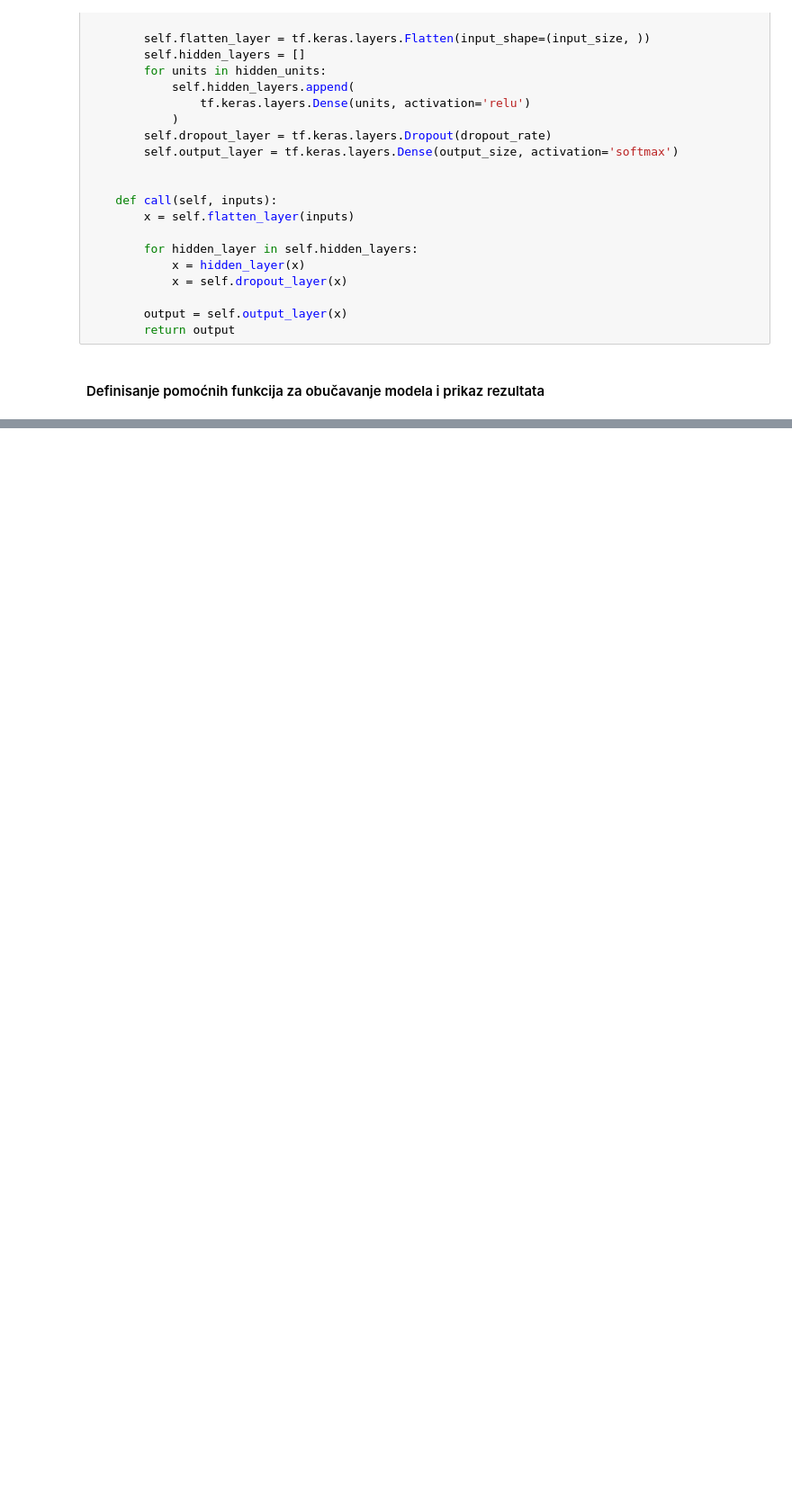
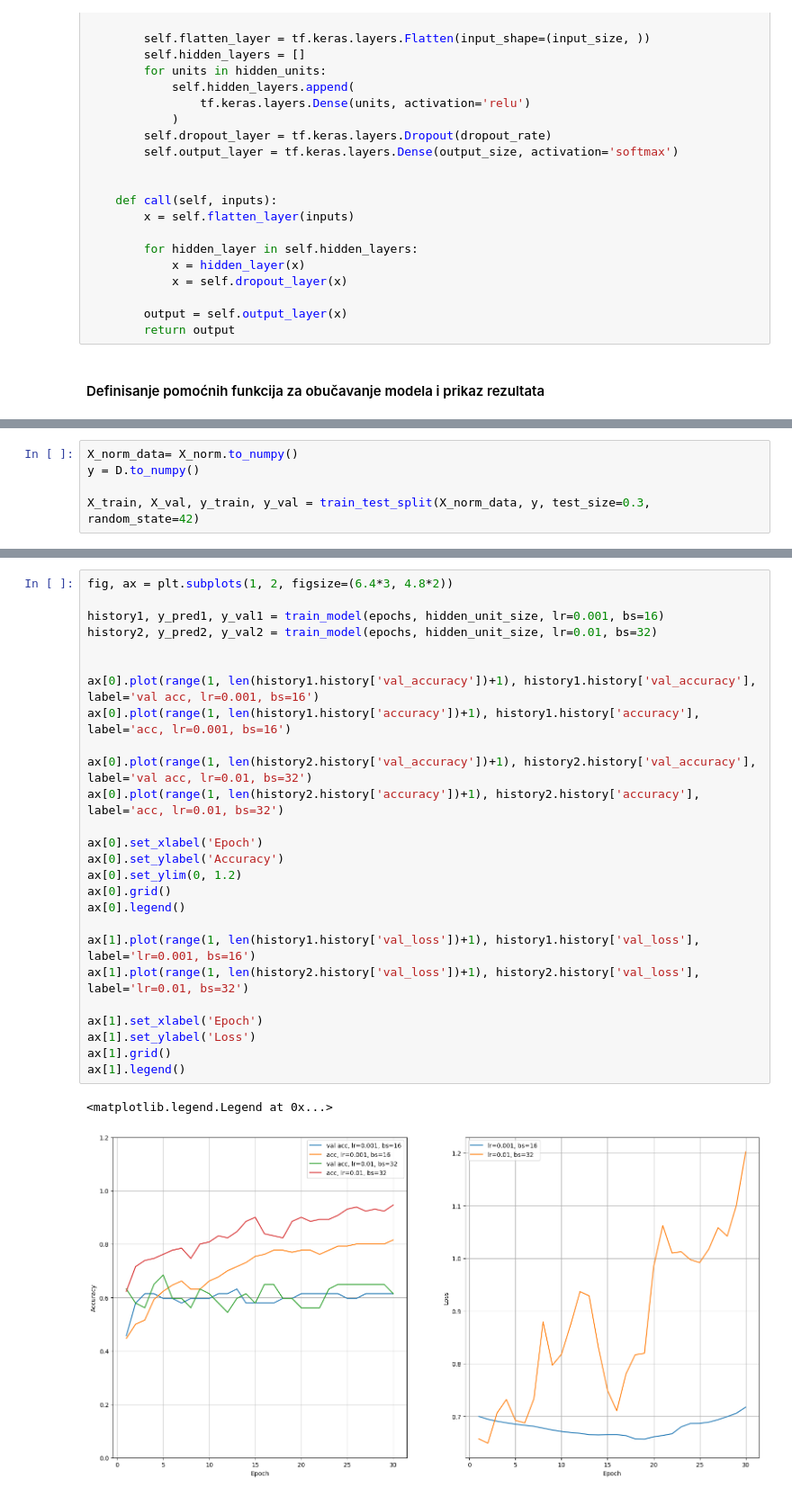
Before and after one commit to nedeljkovicmajaa/som-projekat, a Jupyter notebook: som-projekat-main.ipynb, the cells around one changed output, grey strips where cells are left out. Shown at 90% size. Drawn from its saved outputs; the diff is of its cells as text; blank space fills up the shorter version.

```diff
--- a/som-projekat-main.ipynb
+++ b/som-projekat-main.ipynb
@@ -671,2 +643,7 @@ for t,p in split:
+# %%
+X_norm_data= X_norm.to_numpy()
+y = D.to_numpy()
+
+X_train, X_val, y_train, y_val = train_test_split(X_norm_data, y, test_size=0.3, random_state=42)
 # %%
 
@@ -777,0 +761,29 @@ experiment_results(histories, y_preds, y_vals, hidden_unit_size, 'layer number a
+# %%
+fig, ax = plt.subplots(1, 2, figsize=(6.4*3, 4.8*2))
+
+history1, y_pred1, y_val1 = train_model(epochs, hidden_unit_size, lr=0.001, bs=16)
+history2, y_pred2, y_val2 = train_model(epochs, hidden_unit_size, lr=0.01, bs=32)
+
+
+ax[0].plot(range(1, len(history1.history['val_accuracy'])+1), history1.history['val_accuracy'], label='val acc, lr=0.001, bs=16')
+ax[0].plot(range(1, len(history1.history['accuracy'])+1), history1.history['accuracy'], label='acc, lr=0.001, bs=16')
+
+ax[0].plot(range(1, len(history2.history['val_accuracy'])+1), history2.history['val_accuracy'], label='val acc, lr=0.01, bs=32')
+ax[0].plot(range(1, len(history2.history['accuracy'])+1), history2.history['accuracy'], label='acc, lr=0.01, bs=32')
+
+ax[0].set_xlabel('Epoch')
+ax[0].set_ylabel('Accuracy')
+ax[0].set_ylim(0, 1.2)
+ax[0].grid()
+ax[0].legend()
+
+ax[1].plot(range(1, len(history1.history['val_loss'])+1), history1.history['val_loss'], label='lr=0.001, bs=16')
+ax[1].plot(range(1, len(history2.history['val_loss'])+1), history2.history['val_loss'], label='lr=0.01, bs=32')
+
+ax[1].set_xlabel('Epoch')
+ax[1].set_ylabel('Loss')
+ax[1].grid()
+ax[1].legend()
+# %% [output]
+<matplotlib.legend.Legend at 0x...>
+[figure, added]
```
Also changed, not shown: parts of 29 cells of this notebook.
